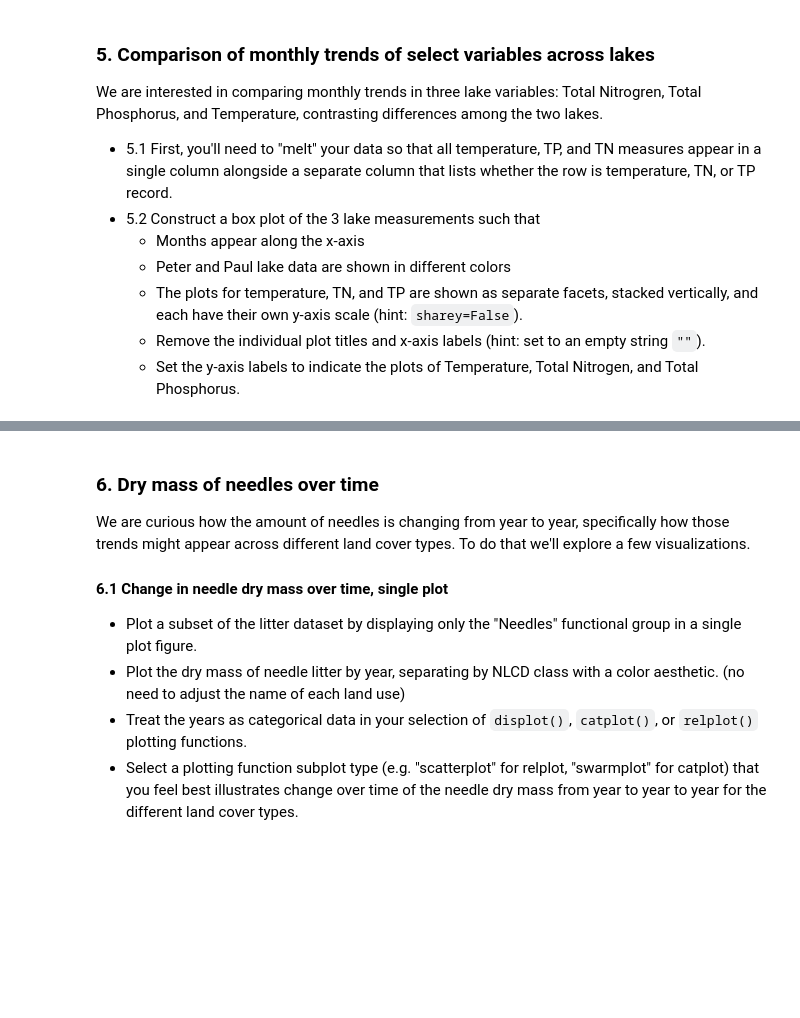
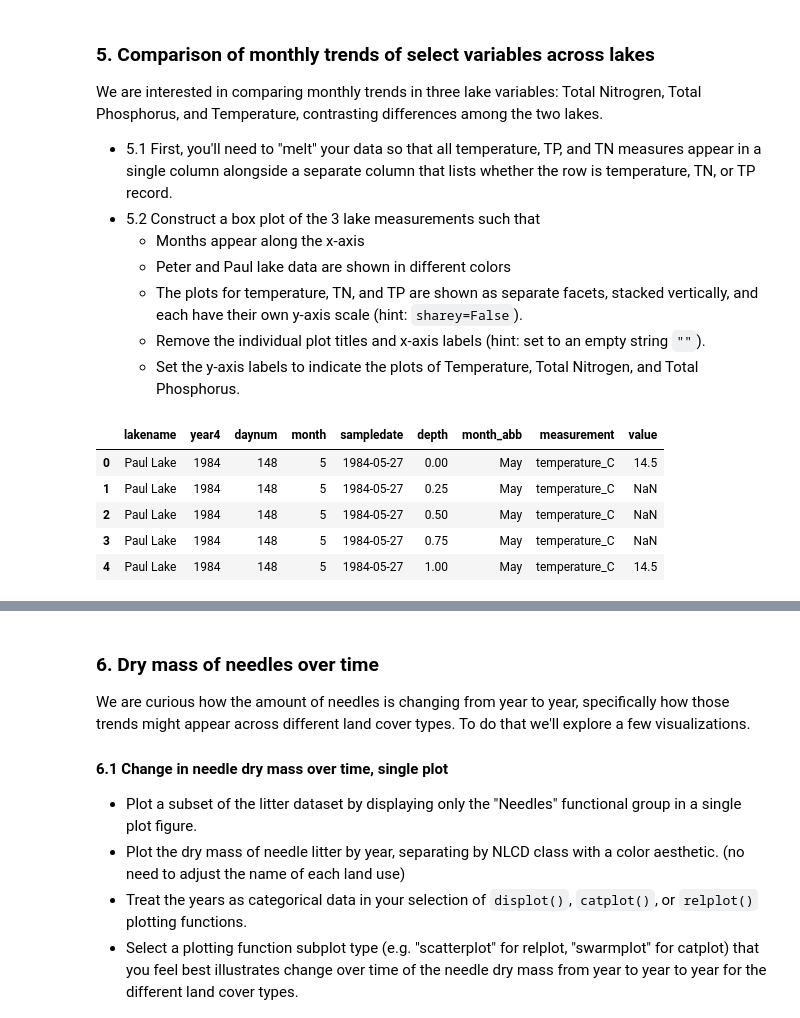
Before and after one commit to maya-schroder/ENV700, a Jupyter notebook: assingments/mis32_A5-DataVisualization.ipynb, the cells around one changed output, grey strips where cells are left out. Cells and saved outputs as stored; diff of their text form; code cells hidden in the pictures; blank space fills up the shorter version.

```diff
--- a/assingments/mis32_A5-DataVisualization.ipynb
+++ b/assingments/mis32_A5-DataVisualization.ipynb
@@ -168,5 +168,20 @@ We are interested in comparing monthly trends in three lake variables: Total Nit
     - Set the y-axis labels to indicate the plots of Temperature, Total Nitrogen, and Total Phosphorus.
 # %%
 # 5.1 Melt the NTL LTR dataset so that Temperature, TN, and TP measures are consolidated in a single column
+NTL_LTER_long = NTL_LTER.melt(
+   id_vars=['lakename', 'year4', 'daynum', 'month', 'sampledate', 'depth', 'month_abb'],
+   value_vars=['temperature_C', 'tn_ug', 'tp_ug'],
+   var_name='measurement',
+   value_name='value'
+)
+
+NTL_LTER_long.head()
+# %% [output]
+|  | lakename | year4 | daynum | month | sampledate | depth | month_abb | measurement | value |
+| 0 | Paul Lake | 1984 | 148 | 5 | 1984-05-27 | 0.00 | May | temperature_C | 14.5 |
+| 1 | Paul Lake | 1984 | 148 | 5 | 1984-05-27 | 0.25 | May | temperature_C | NaN |
+| 2 | Paul Lake | 1984 | 148 | 5 | 1984-05-27 | 0.50 | May | temperature_C | NaN |
+| 3 | Paul Lake | 1984 | 148 | 5 | 1984-05-27 | 0.75 | May | temperature_C | NaN |
+| 4 | Paul Lake | 1984 | 148 | 5 | 1984-05-27 | 1.00 | May | temperature_C | 14.5 |
 # %%
 # 5.2 Create the faceted plot
```
Also changed, not shown: parts of 6 cells of this notebook.
